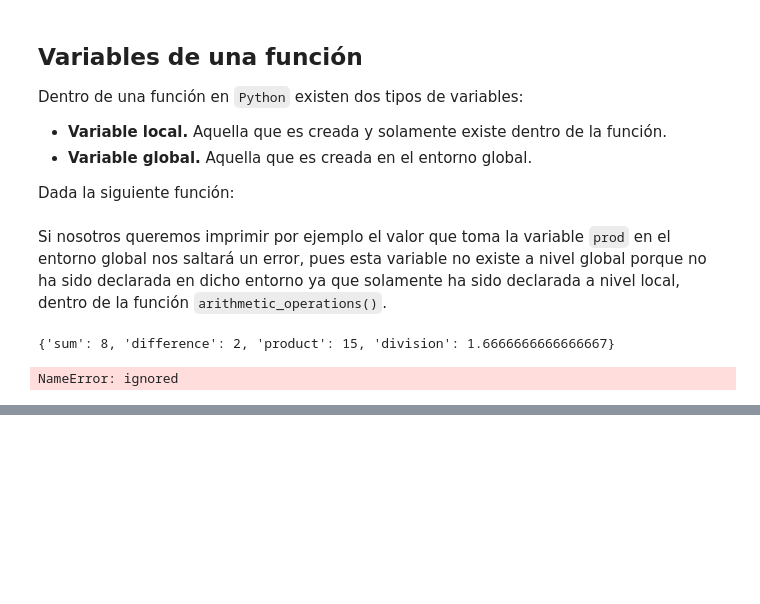
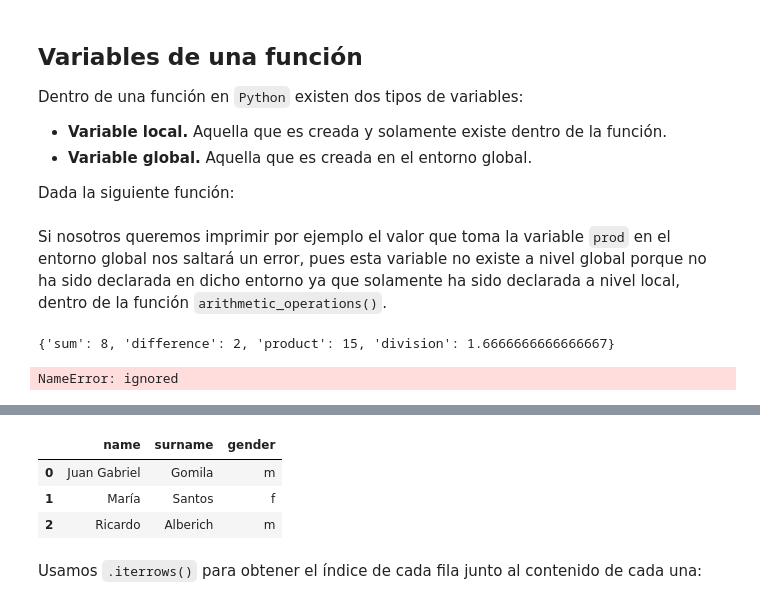
Before and after one commit to christophergarcia89/machinelearning-az, a Jupyter notebook: Apuntes_Python.ipynb, the cells around one changed output, grey strips where cells are left out. Cells and saved outputs as stored; diff of their text form; code cells hidden in the pictures; blank space fills up the shorter version.

```diff
--- a/Apuntes_Python.ipynb
+++ b/Apuntes_Python.ipynb
@@ -1426,0 +1876,14 @@ NameError: ignored
+# %%
+d = {"name": ["Juan Gabriel", "María", "Ricardo"],
+     "surname": ["Gomila", "Santos", "Alberich"],
+     "gender": ["m", "f", "m"]}
+
+df = pd.DataFrame(d)
+df
+# %% [output]
+|  | name | surname | gender |
+| 0 | Juan Gabriel | Gomila | m |
+| 1 | María | Santos | f |
+| 2 | Ricardo | Alberich | m |
+# %% [markdown]
+Usamos `.iterrows()` para obtener el índice de cada fila junto al contenido de cada una:
```
Also changed, not shown: parts of 86 cells of this notebook.
